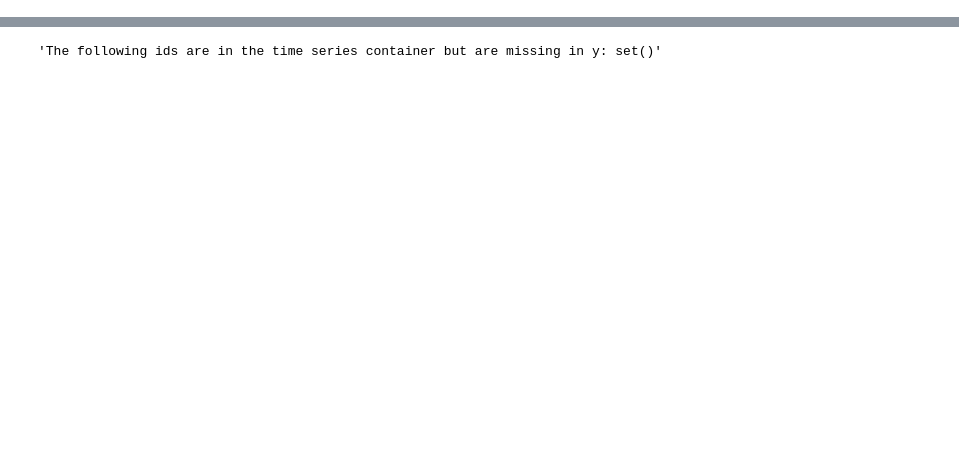
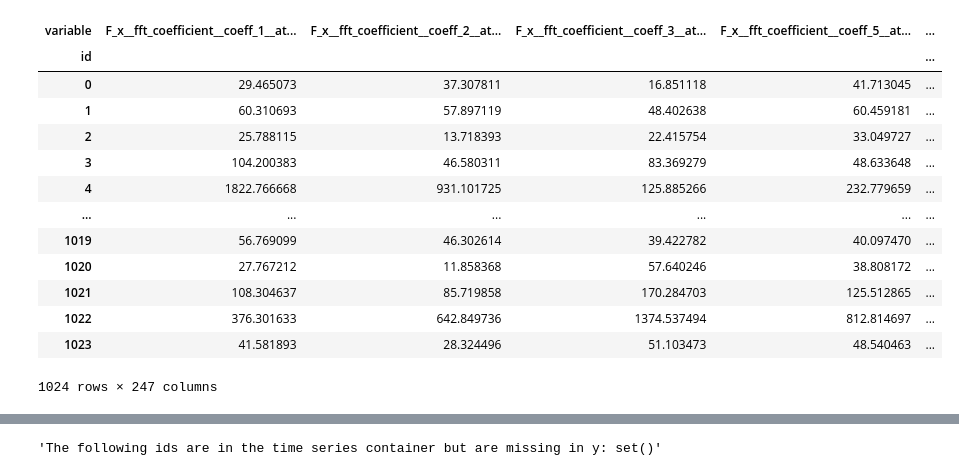
Before and after one commit to bondadam/DLRS, a Jupyter notebook: src/TSFresh.ipynb, the cells around one changed output, grey strips where cells are left out. Drawn from its saved outputs; the diff is of its cells as text; code cells hidden in the pictures; blank space fills up the shorter version.

```diff
--- a/src/TSFresh.ipynb
+++ b/src/TSFresh.ipynb
@@ -41,0 +61,25 @@ y = pd.Series(y_data)
+# %%
+extraction_settings = ComprehensiveFCParameters()
+
+X = extract_features(timeseries, column_id='id', column_sort='time',
+                     default_fc_parameters=extraction_settings,
+                     # we impute = remove all NaN features automatically
+                     impute_function=impute)
+# %%
+X_filtered = select_features(X, y)
+X_filtered
+# %% [output]
+| variable | F_x__fft_coefficient__coeff_1__at... | F_x__fft_coefficient__coeff_2__at... | F_x__fft_coefficient__coeff_3__at... | F_x__fft_coefficient__coeff_5__at... | ... |
+| id |  |  |  |  | ... |
+| 0 | 29.465073 | 37.307811 | 16.851118 | 41.713045 | ... |
+| 1 | 60.310693 | 57.897119 | 48.402638 | 60.459181 | ... |
+| 2 | 25.788115 | 13.718393 | 22.415754 | 33.049727 | ... |
+| 3 | 104.200383 | 46.580311 | 83.369279 | 48.633648 | ... |
+| 4 | 1822.766668 | 931.101725 | 125.885266 | 232.779659 | ... |
+| ... | ... | ... | ... | ... | ... |
+| 1019 | 56.769099 | 46.302614 | 39.422782 | 40.097470 | ... |
+| 1020 | 27.767212 | 11.858368 | 57.640246 | 38.808172 | ... |
+| 1021 | 108.304637 | 85.719858 | 170.284703 | 125.512865 | ... |
+| 1022 | 376.301633 | 642.849736 | 1374.537494 | 812.814697 | ... |
+| 1023 | 41.581893 | 28.324496 | 51.103473 | 48.540463 | ... |
+1024 rows × 247 columns
```
Also changed, not shown: parts of 10 cells of this notebook, 4 other files.
